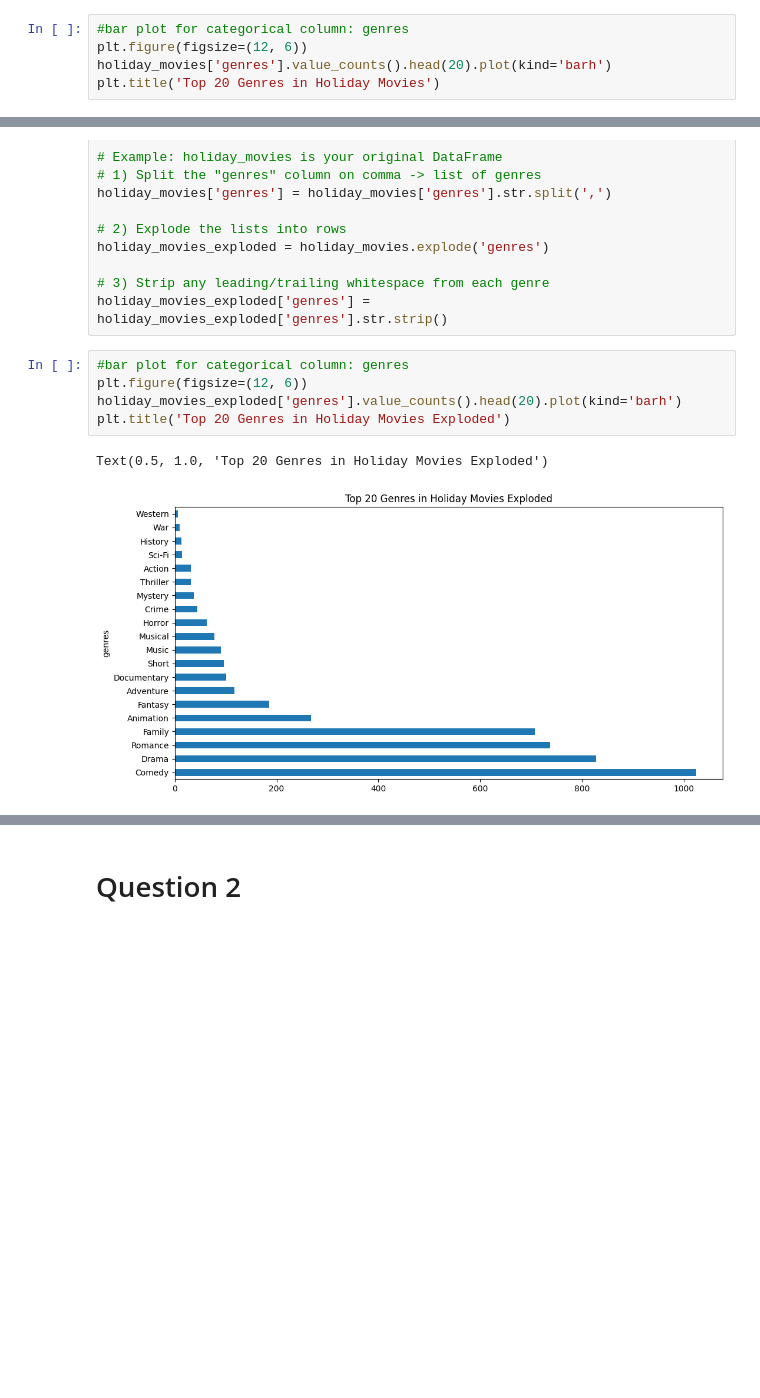
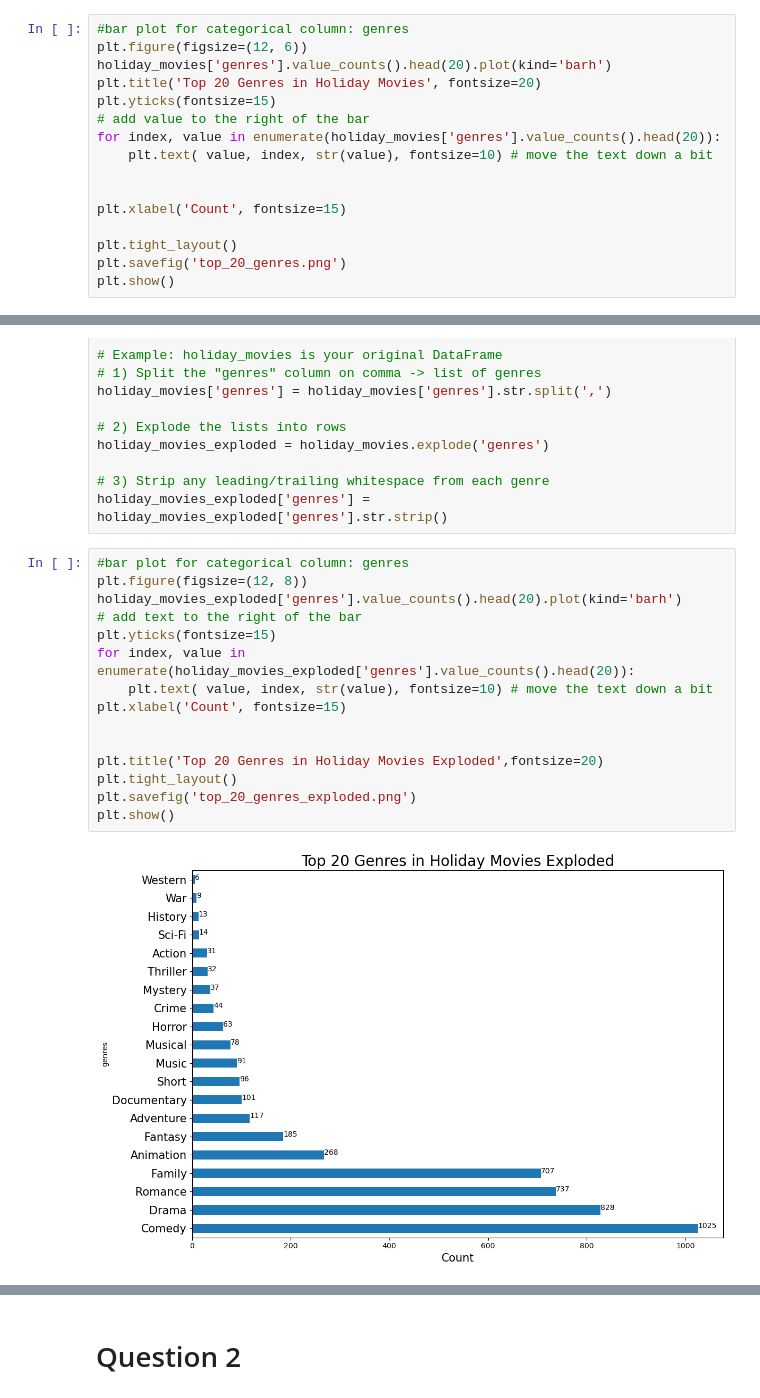
Before and after one commit to Thanh-WuTan/COMP4010_HolidayMoviesAnalysis, a Jupyter notebook: code.ipynb, the cells around one changed output, grey strips where cells are left out. Saved outputs shown, nothing was run; the diff lists cells and outputs as text; blank space fills up the shorter version.

```diff
--- a/code.ipynb
+++ b/code.ipynb
@@ -225,5 +225,16 @@ holiday_movies = pd.read_csv('https://raw.githubusercontent.com/rfordatascience/
 #bar plot for categorical column: genres
 plt.figure(figsize=(12, 6))
 holiday_movies['genres'].value_counts().head(20).plot(kind='barh')
-plt.title('Top 20 Genres in Holiday Movies')
+plt.title('Top 20 Genres in Holiday Movies', fontsize=20)
+plt.yticks(fontsize=15)
+# add value to the right of the bar
+for index, value in enumerate(holiday_movies['genres'].value_counts().head(20)):
+    plt.text( value, index, str(value), fontsize=10) # move the text down a bit
+
+
+plt.xlabel('Count', fontsize=15)
+
+plt.tight_layout()
+plt.savefig('top_20_genres.png')
+plt.show()
 # %% [output]
@@ -261,12 +282,21 @@ holiday_movies_exploded = holiday_movies.explode('genres')
 holiday_movies_exploded['genres'] = holiday_movies_exploded['genres'].str.strip()
 # %%
 #bar plot for categorical column: genres
-plt.figure(figsize=(12, 6))
+plt.figure(figsize=(12, 8))
 holiday_movies_exploded['genres'].value_counts().head(20).plot(kind='barh')
-plt.title('Top 20 Genres in Holiday Movies Exploded')
+# add text to the right of the bar
+plt.yticks(fontsize=15)
+for index, value in enumerate(holiday_movies_exploded['genres'].value_counts().head(20)):
+    plt.text( value, index, str(value), fontsize=10) # move the text down a bit
+plt.xlabel('Count', fontsize=15)
+
+
+plt.title('Top 20 Genres in Holiday Movies Exploded',fontsize=20)
+plt.tight_layout()
+plt.savefig('top_20_genres_exploded.png')
+plt.show()
 # %% [output]
-Text(0.5, 1.0, 'Top 20 Genres in Holiday Movies Exploded')
-[figure, old version]
+[figure, new version]
 # %%
 
 # 1) Count how often each genre appears
```
Also changed, not shown: parts of 6 cells of this notebook, 8 other files.
